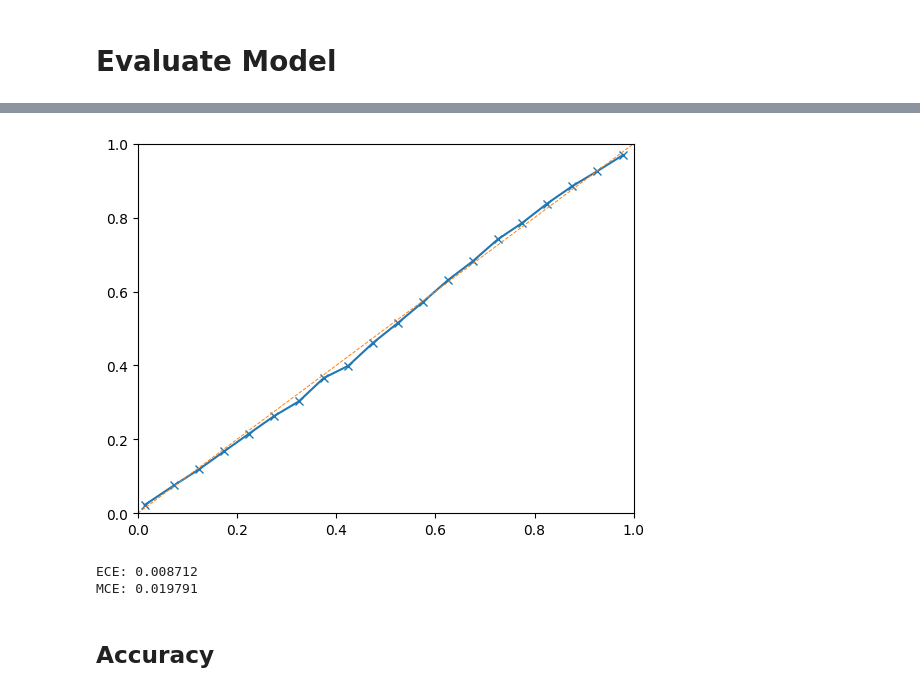
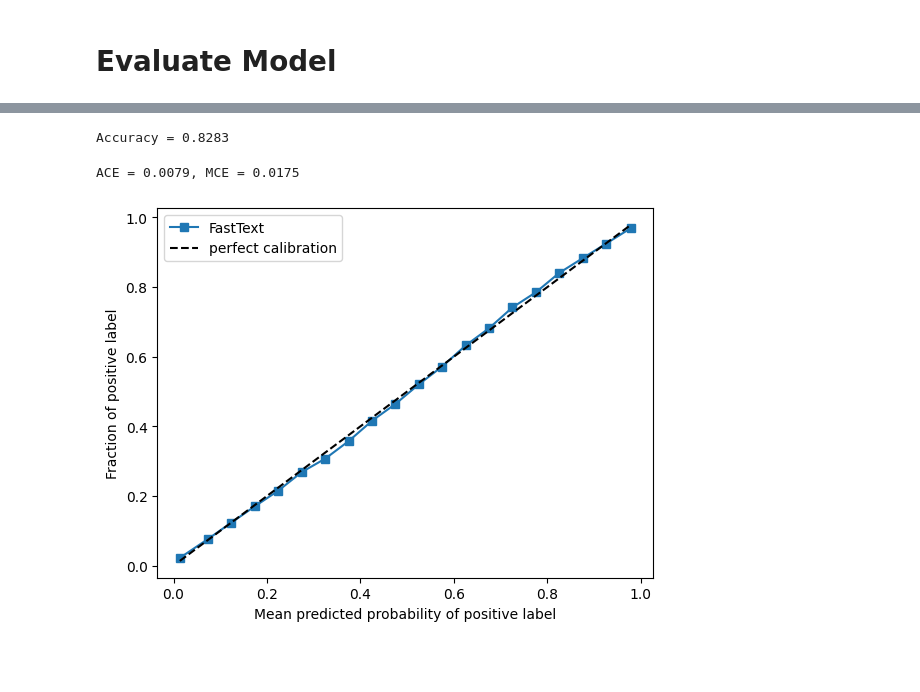
Before and after one commit to carlosinator/cil-sentiment, a Jupyter notebook: FastTextModel.ipynb, the cells around one changed output, grey strips where cells are left out. Saved outputs shown, nothing was run; the diff lists cells and outputs as text; code cells hidden in the pictures; blank space fills up the shorter version.

```diff
--- a/FastTextModel.ipynb
+++ b/FastTextModel.ipynb
@@ -134,28 +71,36 @@ pos_preds = preds[:,0]
-# %%
-import matplotlib.pyplot as plt
-
-corr_frac, conf_frac, num_in_bucket = get_calibration_vecs(NUM_BUCKETS, labels, pos_preds)
-
-
-# plt.plot(np.linspace(1/(2*NUM_BUCKETS), 1-1/(2*NUM_BUCKETS), NUM_BUCKETS), corr_frac, '-o')
-plt.plot(conf_frac, corr_frac, '-x')
-plt.plot(np.array([0, 1]), np.array([0, 1]), "--", linewidth=0.7)
-plt.xlim((0, 1))
-plt.ylim((0, 1))
-plt.show()
-# %% [output]
-[figure, removed]
-# %%
-# expected calibration error
-ece = (1/np.sum(num_in_bucket)) * np.sum(num_in_bucket * np.abs(corr_frac - conf_frac))
-
-# max calibration error
-mce = np.max(np.abs(corr_frac - conf_frac))
-
-print(f"ECE: {ece:.6f}")
-print(f"MCE: {mce:.6f}")
-# %% [output]
-ECE: 0.008712
-MCE: 0.019791
-# %% [markdown]
-## Accuracy
+# %%
+_, accuracy, _ = model.test('data.test.txt')
+print("Accuracy = {:.4f}".format(accuracy))
+# %% [output]
+Accuracy = 0.8283
+# %%
+preds = model.predict(dataset_test["text"].tolist())
+probs = np.array([p[0] if l[0]=='__label__positive' else 1-p[0] for l, p in zip(preds[0], preds[1])])
+probs = np.minimum(np.maximum(probs, 0), 1)
+
+labels = np.array(dataset_test["label"] == '__label__positive', dtype=int)
+
+nbins = 20
+
+# compute adaptive calibration error (ace)
+prob_true_quantile, prob_pred_quantile = calibration_curve(y_true=labels, y_prob=probs,
+                                                            n_bins=nbins, strategy='quantile')
+ace = np.mean(np.abs(prob_true_quantile - prob_pred_quantile))
+
+# compute maximum calibration error (mce)
+prob_true, prob_pred = calibration_curve(y_true=labels, y_prob=probs,
+                                          n_bins=nbins, strategy='uniform')
+mce = np.max(np.abs(prob_true - prob_pred))
+
+print("ACE = {:.4f}, MCE = {:.4f}".format(ace, mce))
+
+# calibration curve
+plt.plot(prob_pred, prob_true, label="FastText", marker='s')
+plt.plot(prob_pred, prob_pred, label="perfect calibration", linestyle='--', color='black')
+plt.xlabel("Mean predicted probability of positive label")
+plt.ylabel("Fraction of positive label")
+plt.legend()
+plt.show()
+# %% [output]
+ACE = 0.0079, MCE = 0.0175
+[figure, added]
```
Also changed, not shown: parts of 9 cells of this notebook, 1 other file.
